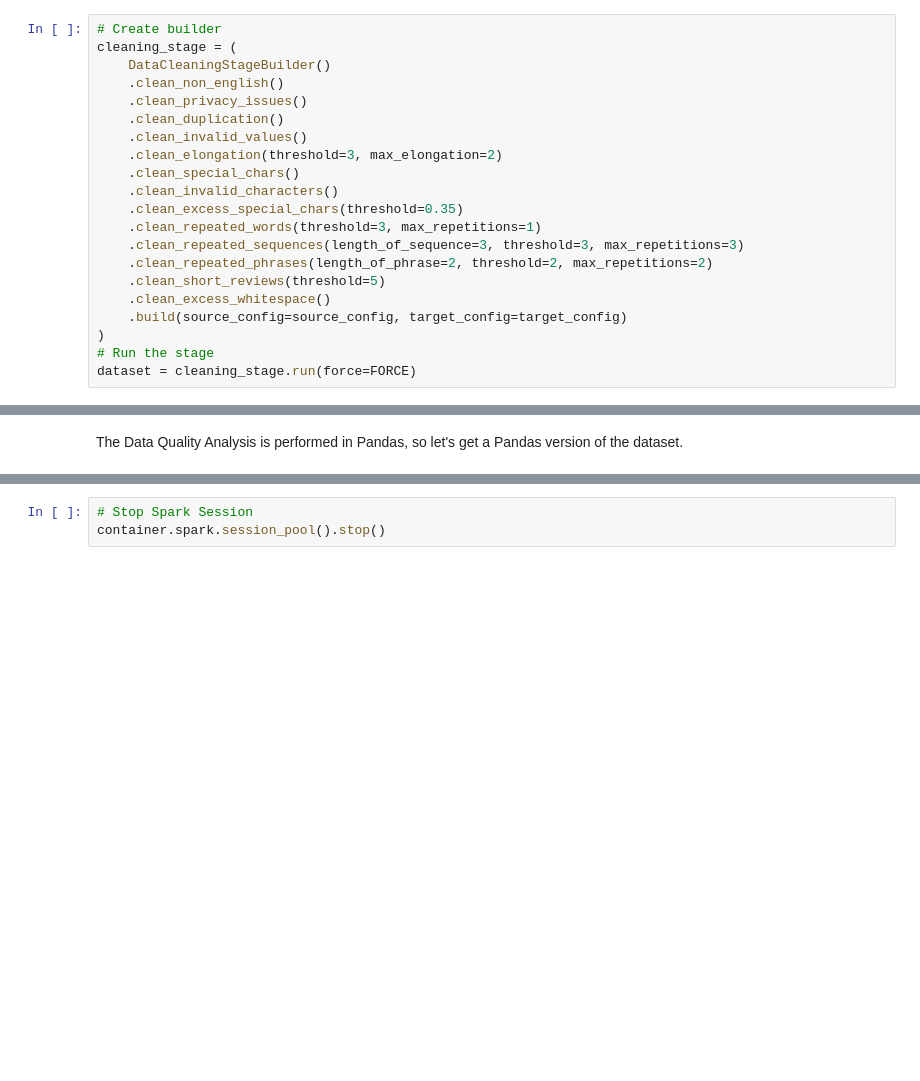
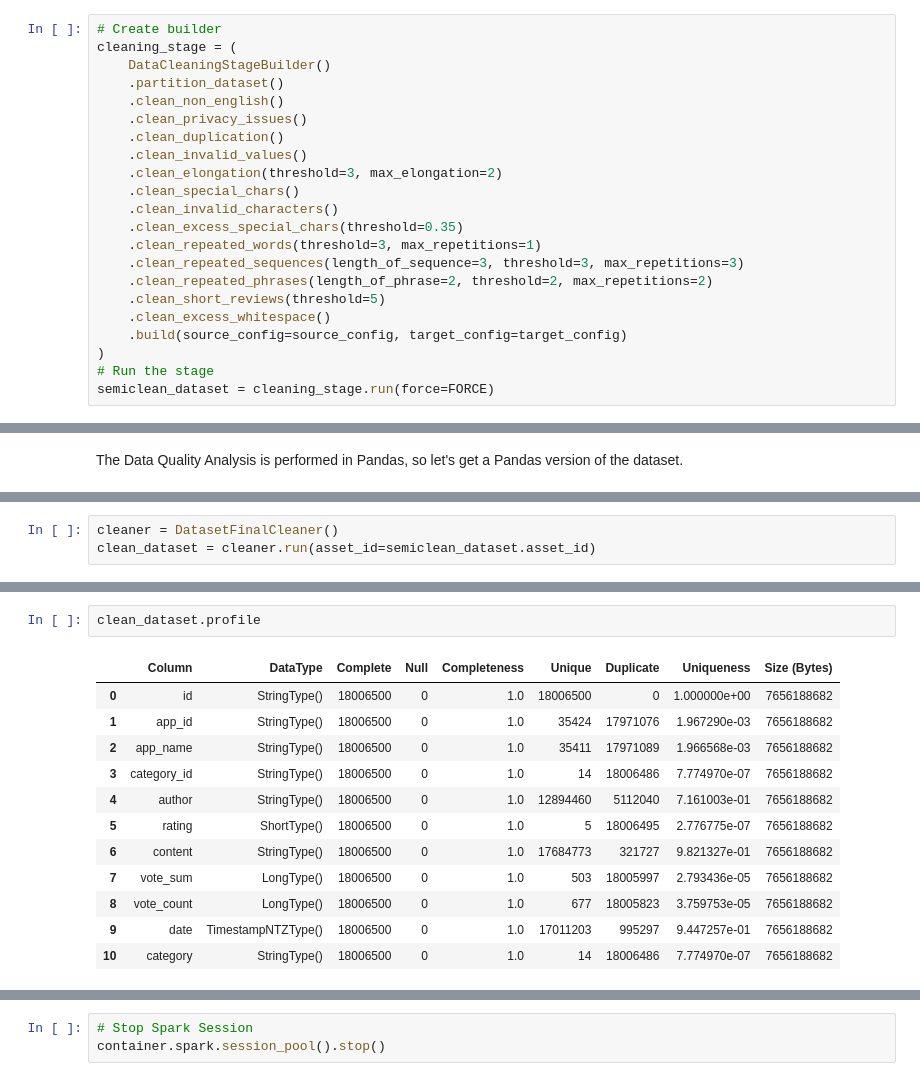
Before and after one commit to variancexplained/genai-lab-slm, a Jupyter notebook: notebooks/content/01_dataprep/03_clean.ipynb, the cells around one changed output, grey strips where cells are left out. Cells and saved outputs as stored; diff of their text form; blank space fills up the shorter version.

```diff
--- a/notebooks/content/01_dataprep/03_clean.ipynb
+++ b/notebooks/content/01_dataprep/03_clean.ipynb
@@ -92,6 +93,7 @@ target_config = DatasetConfig(
 # Create builder
 cleaning_stage = (
     DataCleaningStageBuilder()
+    .partition_dataset()
     .clean_non_english()
     .clean_privacy_issues()
     .clean_duplication()
@@ -108,7 +110,7 @@ cleaning_stage = (
     .build(source_config=source_config, target_config=target_config)
 )
 # Run the stage
-dataset = cleaning_stage.run(force=FORCE)
+semiclean_dataset = cleaning_stage.run(force=FORCE)
 # %% [output]
 your 131072x1 screen size is bogus. expect trouble
 Setting default log level to "WARN".
@@ -283,0 +252,3 @@ _ = cleaning_stage.approve(dataset=target)
+# %%
+cleaner = DatasetFinalCleaner()
+clean_dataset = cleaner.run(asset_id=semiclean_dataset.asset_id)
@@ -283,0 +279,15 @@ _ = cleaning_stage.approve(dataset=target)
+# %%
+clean_dataset.profile
+# %% [output]
+|  | Column | DataType | Complete | Null | Completeness | Unique | Duplicate | Uniqueness | Size (Bytes) |
+| 0 | id | StringType() | 18006500 | 0 | 1.0 | 18006500 | 0 | 1.000000e+00 | 7656188682 |
+| 1 | app_id | StringType() | 18006500 | 0 | 1.0 | 35424 | 17971076 | 1.967290e-03 | 7656188682 |
+| 2 | app_name | StringType() | 18006500 | 0 | 1.0 | 35411 | 17971089 | 1.966568e-03 | 7656188682 |
+| 3 | category_id | StringType() | 18006500 | 0 | 1.0 | 14 | 18006486 | 7.774970e-07 | 7656188682 |
+| 4 | author | StringType() | 18006500 | 0 | 1.0 | 12894460 | 5112040 | 7.161003e-01 | 7656188682 |
+| 5 | rating | ShortType() | 18006500 | 0 | 1.0 | 5 | 18006495 | 2.776775e-07 | 7656188682 |
+| 6 | content | StringType() | 18006500 | 0 | 1.0 | 17684773 | 321727 | 9.821327e-01 | 7656188682 |
+| 7 | vote_sum | LongType() | 18006500 | 0 | 1.0 | 503 | 18005997 | 2.793436e-05 | 7656188682 |
+| 8 | vote_count | LongType() | 18006500 | 0 | 1.0 | 677 | 18005823 | 3.759753e-05 | 7656188682 |
+| 9 | date | TimestampNTZType() | 18006500 | 0 | 1.0 | 17011203 | 995297 | 9.447257e-01 | 7656188682 |
+| 10 | category | StringType() | 18006500 | 0 | 1.0 | 14 | 18006486 | 7.774970e-07 | 7656188682 |
```
Also changed, not shown: parts of 11 cells of this notebook, 34 other files.
